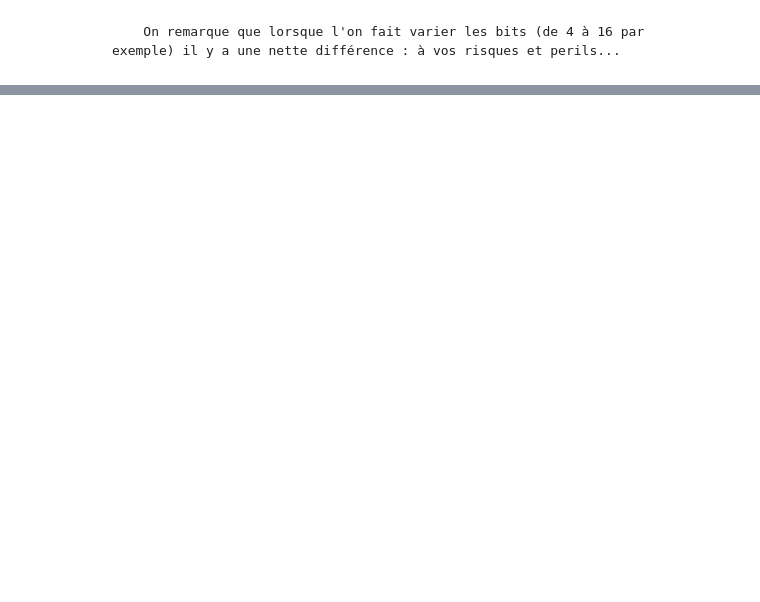
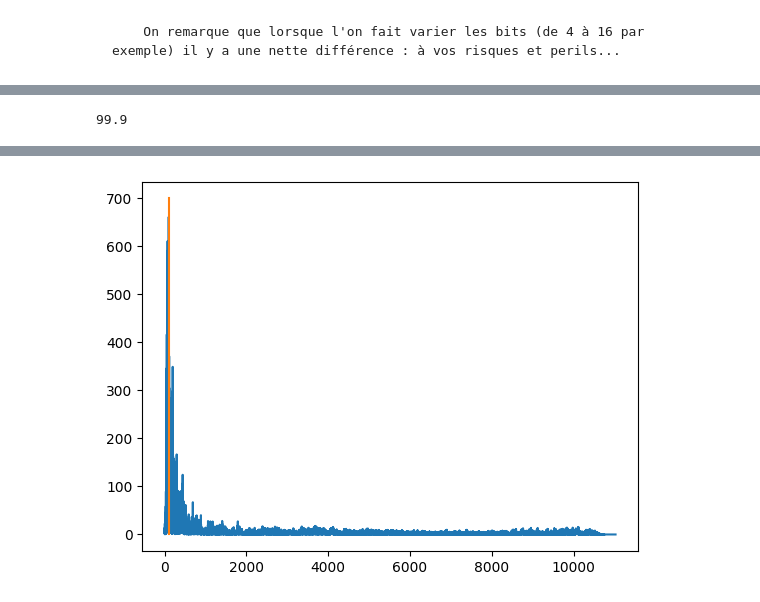
Before and after one commit to DeyannK/Donnees-numeriques, a Jupyter notebook: TP1-2-Introduction/TP.ipynb, the cells around one changed output, grey strips where cells are left out. Drawn from its saved outputs; the diff is of its cells as text; code cells hidden in the pictures; blank space fills up the shorter version.

```diff
--- a/TP1-Introduction/TP.ipynb
+++ b/TP1-2-Introduction/TP.ipynb
@@ -382,0 +447,10 @@ ipd.Audio(s, rate=sr)
+# %%
+indice = np.argmax(transform) #on cherche l'indice ou l'amplitude est au max (ce qui correspondra à la fréquence maximale on rappelle que le spectre donne la frequence en fonction de l'amplitude)
+maxFreq = transformFreq[indice]
+plt.plot(transformFreq, transform)
+plt.plot([maxFreq,maxFreq],[0,700])
+print(maxFreq)
+
+ipd.Audio(y, rate=sr)
+# %% [output]
+99.9
@@ -382,0 +458 @@ ipd.Audio(s, rate=sr)
+[figure, added]
```
Also changed, not shown: parts of 16 cells of this notebook.
